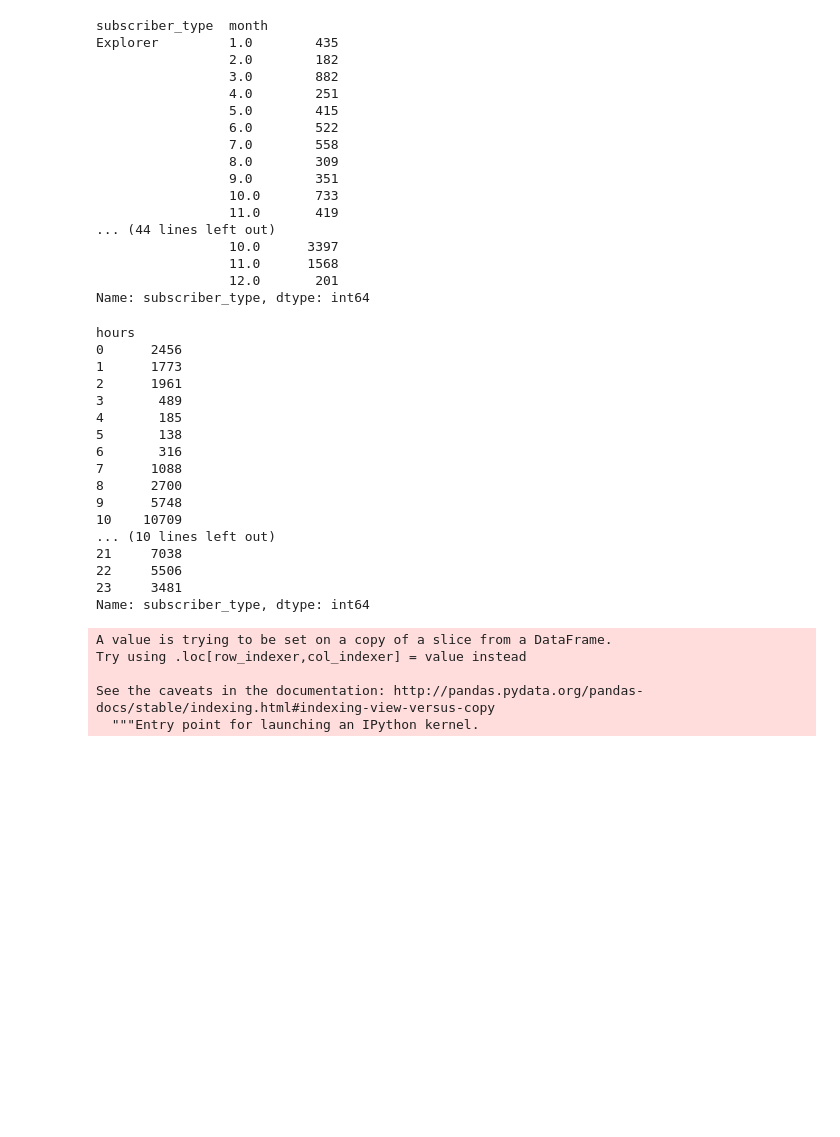
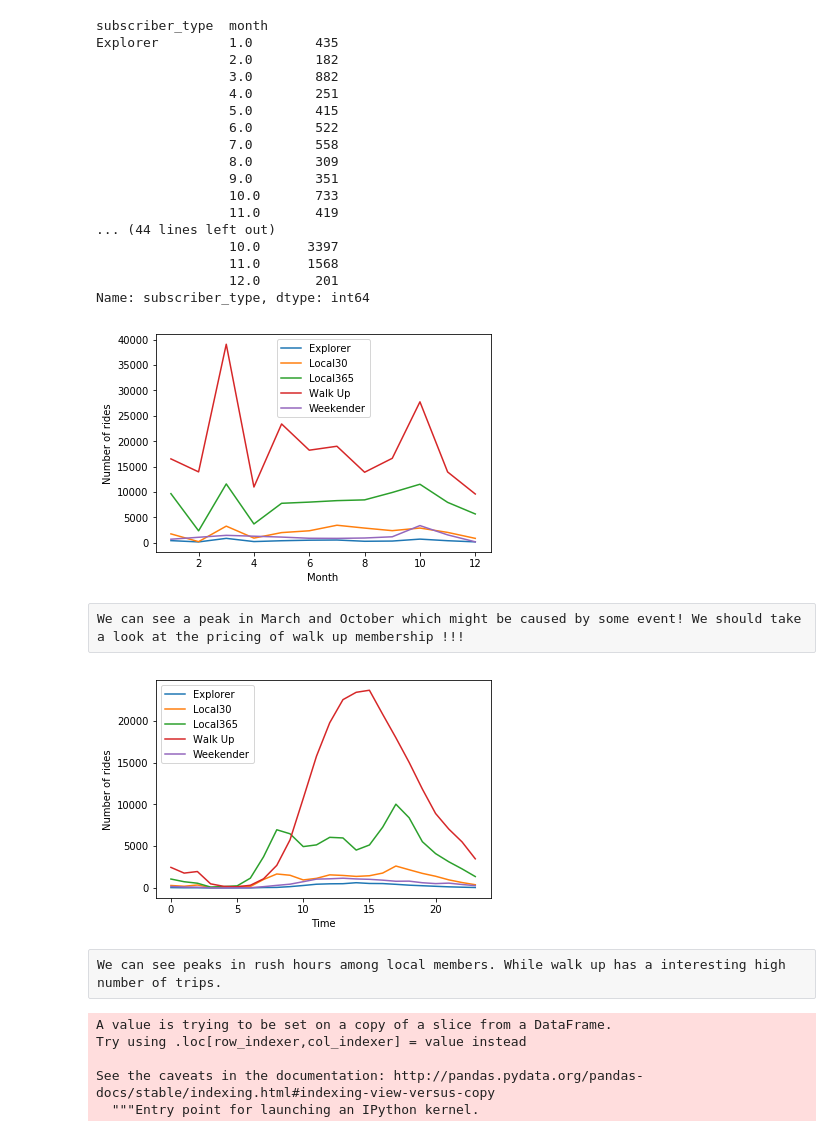
Before and after one commit to akhilesh-reddy/Strategy-consulting-for-bike-sharing, a Jupyter notebook: EDA_Henry.ipynb, the cells around one changed output. Drawn from its saved outputs; the diff is of its cells as text; code cells hidden in the pictures; blank space fills up the shorter version.

Commit message:
added plots on membership and hours

```diff
--- a/EDA_Henry.ipynb
+++ b/EDA_Henry.ipynb
@@ -110,6 +110,21 @@ Explorer         1.0        435
                  11.0      1568
                  12.0       201
 Name: subscriber_type, dtype: int64
+# %%
+# plot trend by month and by week !
+plot (frequent_m_month.loc["Explorer"], marker='None', linestyle='-', label='Explorer')
+plot (frequent_m_month.loc["Local30"], marker='None', linestyle='-', label='Local30')
+plot (frequent_m_month.loc["Local365"], marker='None', linestyle='-', label='Local365')
+plot (frequent_m_month.loc["Walk Up"], marker='None', linestyle='-', label='Walk Up')
+plot (frequent_m_month.loc["Weekender"], marker='None', linestyle='-', label='Weekender')
+xlabel('Month')
+ylabel('Number of rides')
+legend(loc='best')
+show()
+# %% [output]
+[figure, added]
+# %% [raw]
+We can see a peak in March and October which might be caused by some event! We should take a look at the pricing of walk up membership !!!
 # %%
 frequent_m_hour = trips_t_control[active_groups_mask].groupby(["subscriber_type", "hours"])["subscriber_type"].count()
 
@@ -117,26 +132,22 @@ frequent_m_hour = trips_t_control[active_groups_mask].groupby(["subscriber_type"
 #frequent_m_hour["Local30"]
 # There are more bike rented by locals among peak hours
 #frequent_m_hour["Weekender"]
-frequent_m_hour["Walk Up"]
+#frequent_m_hour["Walk Up"]
 # Bike rented by tourist are more evenly distributed in daytime
+
+plot (frequent_m_hour.loc["Explorer"], marker='None', linestyle='-', label='Explorer')
+plot (frequent_m_hour.loc["Local30"], marker='None', linestyle='-', label='Local30')
+plot (frequent_m_hour.loc["Local365"], marker='None', linestyle='-', label='Local365')
+plot (frequent_m_hour.loc["Walk Up"], marker='None', linestyle='-', label='Walk Up')
+plot (frequent_m_hour.loc["Weekender"], marker='None', linestyle='-', label='Weekender')
+xlabel('Time')
+ylabel('Number of rides')
+legend(loc='best')
+show()
 # %% [output]
-hours
-0      2456
-1      1773
-2      1961
-3       489
-4       185
-5       138
-6       316
-7      1088
-8      2700
-9      5748
-10    10709
-... (10 lines left out)
-21     7038
-22     5506
-23     3481
-Name: subscriber_type, dtype: int64
+[figure, added]
+# %% [raw]
+We can see peaks in rush hours among local members. While walk up has a interesting high number of trips.
 # %%
 def hours_to_category(hours):
     if hours >= 7 and hours <= 9:
```
